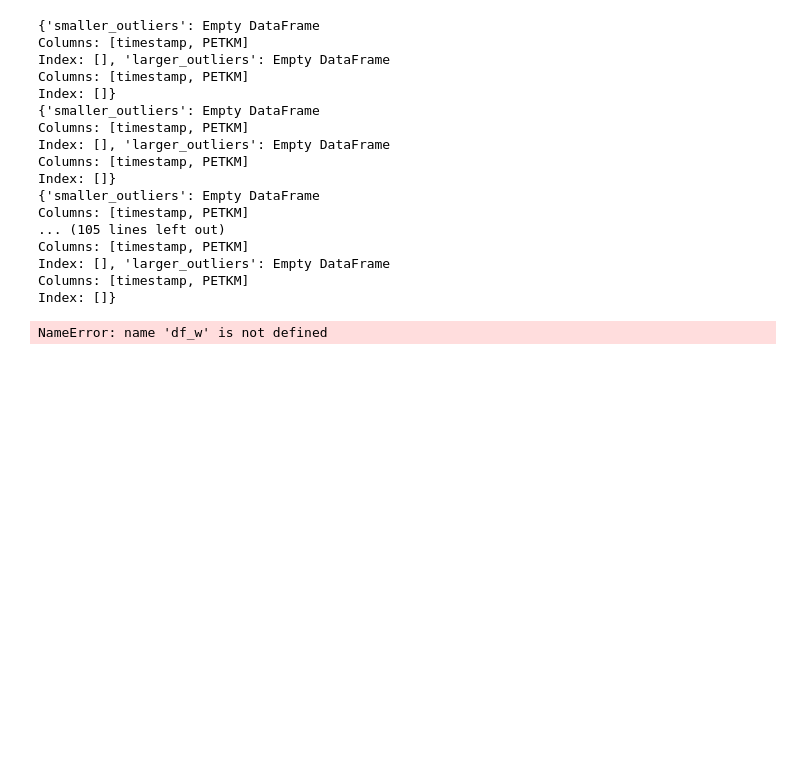
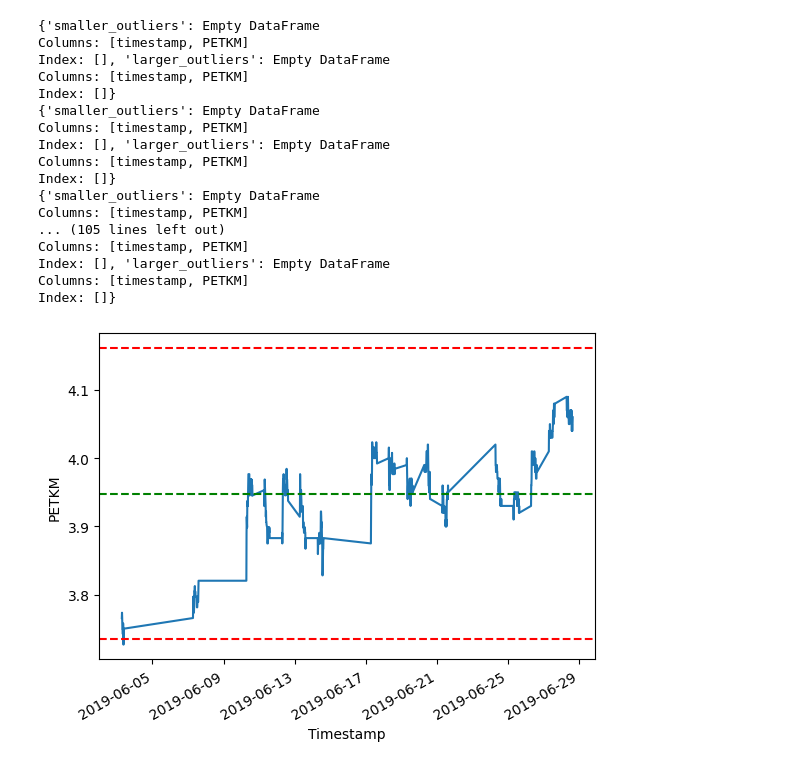
Before and after one commit to eylulranasarac/ie423-group, a Jupyter notebook: Project_Part1.ipynb, the cells around one changed output. Drawn from its saved outputs; the diff is of its cells as text; code cells hidden in the pictures; blank space fills up the shorter version.

```diff
--- a/Project_Part1.ipynb
+++ b/Project_Part1.ipynb
@@ -74,16 +74,19 @@ Index: []}
 # %%
 def Draw_Graph(df,column_name,key):
     df_column = df.loc[:,["timestamp",column_name]]
     df_column_without_null = df_column.interpolate()
     df_column_monthly = df_Monthly(df_column_without_null, key)
     plt.plot_date(df_column_monthly["timestamp"], df_column_monthly[column_name],marker = "None", linestyle = "solid")
     plt.gcf().autofmt_xdate()
     plt.axhline(y = df_column_monthly[column_name].mean(), color = 'g', linestyle = '--')
     plt.axhline(y = df_column_monthly[column_name].mean() + 3*df_column_monthly[column_name].std(), color = 'r', linestyle = '--')
     plt.axhline(y = df_column_monthly[column_name].mean() - 3*df_column_monthly[column_name].std(), color = 'r', linestyle = '--')
     plt.xlabel("Timestamp")
     plt.ylabel(column_name)
+    save_path = "PETKM" # Hisseye göre farklı klasör seç
+    save_name = f"{column_name} {key[0]}-{key[1]}"
+    plt.savefig(f"{save_path}/{save_name}.png", format='png')
 
-Draw_Graph(df_w,column_name = "PETKM", key = (2018,7))
+Draw_Graph(df_w,column_name = "PETKM", key = (2019,6))
 # %% [output]
-NameError: name 'df_w' is not defined
+[figure, added]
```
Also changed, not shown: 12 other files.
